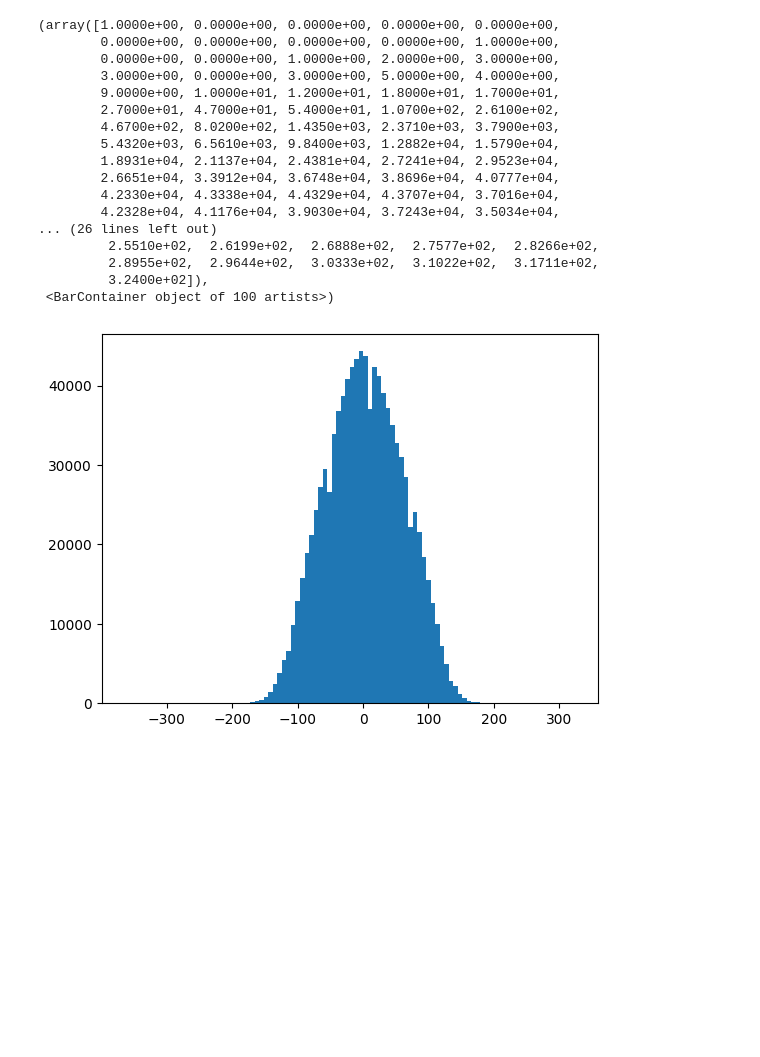
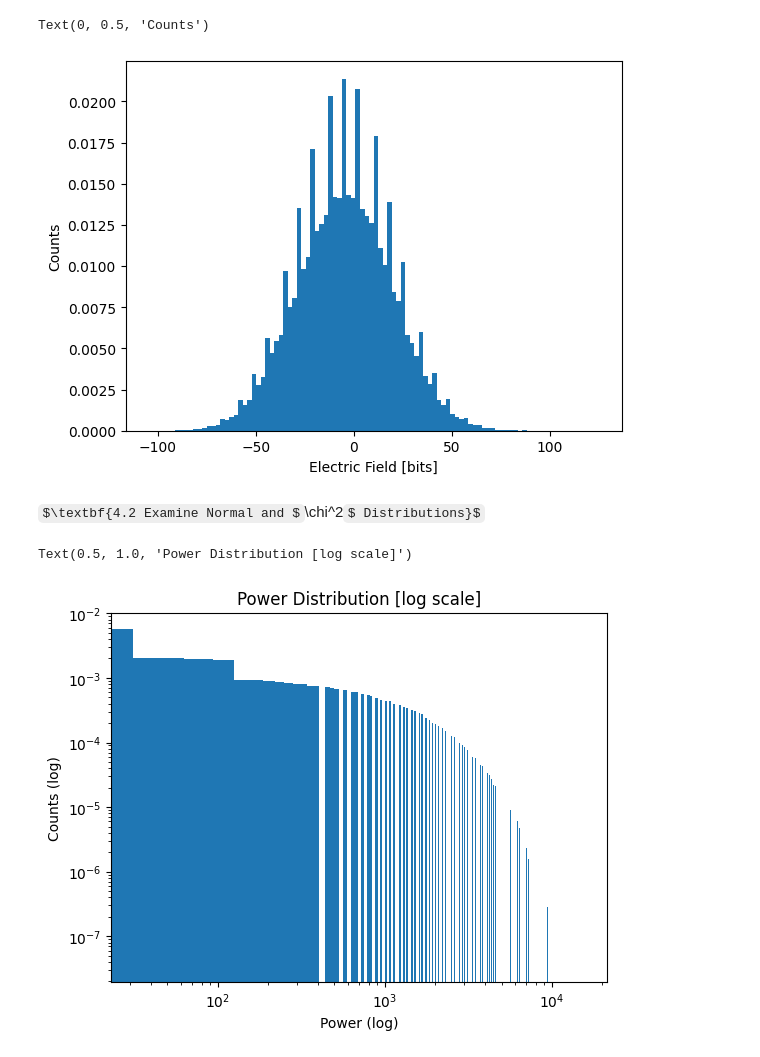
Before and after one commit to noflux01/AST326-Lab-Report-3, a Jupyter notebook: Herman's Code.ipynb, the cells around one changed output. Saved outputs shown, nothing was run; the diff lists cells and outputs as text; code cells hidden in the pictures; some formulas as TeX source; blank space fills up the shorter version.

Commit message:
plots for 4.1,4.2 basically done, spectrum in 4.3 i do not understand

```diff
--- a/Herman's Code.ipynb
+++ b/Herman's Code.ipynb
@@ -5,9 +8,9 @@ from scipy.stats import chi2
 # %%
-data = np.fromfile('my_data.dat', dtype='int16')-2**11
+data = np.fromfile('air_spy_data/my_data_nov_13_1000000_none_2.dat', dtype='int16') - 2 ** 11
 
 mean = np.mean(data)
 median = np.median(data)
 std = np.std(data)
 
-sec_data = data[400000:400501]
+sec_data = data[100000:]
 # %%
@@ -19,21 +19,9 @@ plt.scatter(time,sec_data, s=10)
 # %%
-plt.hist(data, bins=100)
+plt.hist(sec_data, bins=100, density=True)
+plt.xlabel('Electric Field [bits]')
+plt.ylabel('Counts')
 # %% [output]
-(array([1.0000e+00, 0.0000e+00, 0.0000e+00, 0.0000e+00, 0.0000e+00,
-        0.0000e+00, 0.0000e+00, 0.0000e+00, 0.0000e+00, 1.0000e+00,
-        0.0000e+00, 0.0000e+00, 1.0000e+00, 2.0000e+00, 3.0000e+00,
-        3.0000e+00, 0.0000e+00, 3.0000e+00, 5.0000e+00, 4.0000e+00,
-        9.0000e+00, 1.0000e+01, 1.2000e+01, 1.8000e+01, 1.7000e+01,
-        2.7000e+01, 4.7000e+01, 5.4000e+01, 1.0700e+02, 2.6100e+02,
-        4.6700e+02, 8.0200e+02, 1.4350e+03, 2.3710e+03, 3.7900e+03,
-        5.4320e+03, 6.5610e+03, 9.8400e+03, 1.2882e+04, 1.5790e+04,
-        1.8931e+04, 2.1137e+04, 2.4381e+04, 2.7241e+04, 2.9523e+04,
-        2.6651e+04, 3.3912e+04, 3.6748e+04, 3.8696e+04, 4.0777e+04,
-        4.2330e+04, 4.3338e+04, 4.4329e+04, 4.3707e+04, 3.7016e+04,
-        4.2328e+04, 4.1176e+04, 3.9030e+04, 3.7243e+04, 3.5034e+04,
-... (26 lines left out)
-         2.5510e+02,  2.6199e+02,  2.6888e+02,  2.7577e+02,  2.8266e+02,
-         2.8955e+02,  2.9644e+02,  3.0333e+02,  3.1022e+02,  3.1711e+02,
-         3.2400e+02]),
- <BarContainer object of 100 artists>)
+Text(0, 0.5, 'Counts')
-[figure, old version]
+[figure, new version]
+# %% [markdown]
+$\textbf{4.2 Examine Normal and $\chi^2$ Distributions}$
@@ -39,0 +30,11 @@ plt.hist(data, bins=100)
+# %%
+bin_counts, bin_centers, patches = plt.hist(power, bins=500, density=True)
+# plt.plot()
+plt.yscale('log')
+plt.xscale('log')
+plt.ylabel('Counts (log)')
+plt.xlabel('Power (log)')
+plt.title('Power Distribution [log scale]')
+# %% [output]
+Text(0.5, 1.0, 'Power Distribution [log scale]')
+[figure, added]
```
Also changed, not shown: parts of 11 cells of this notebook.
